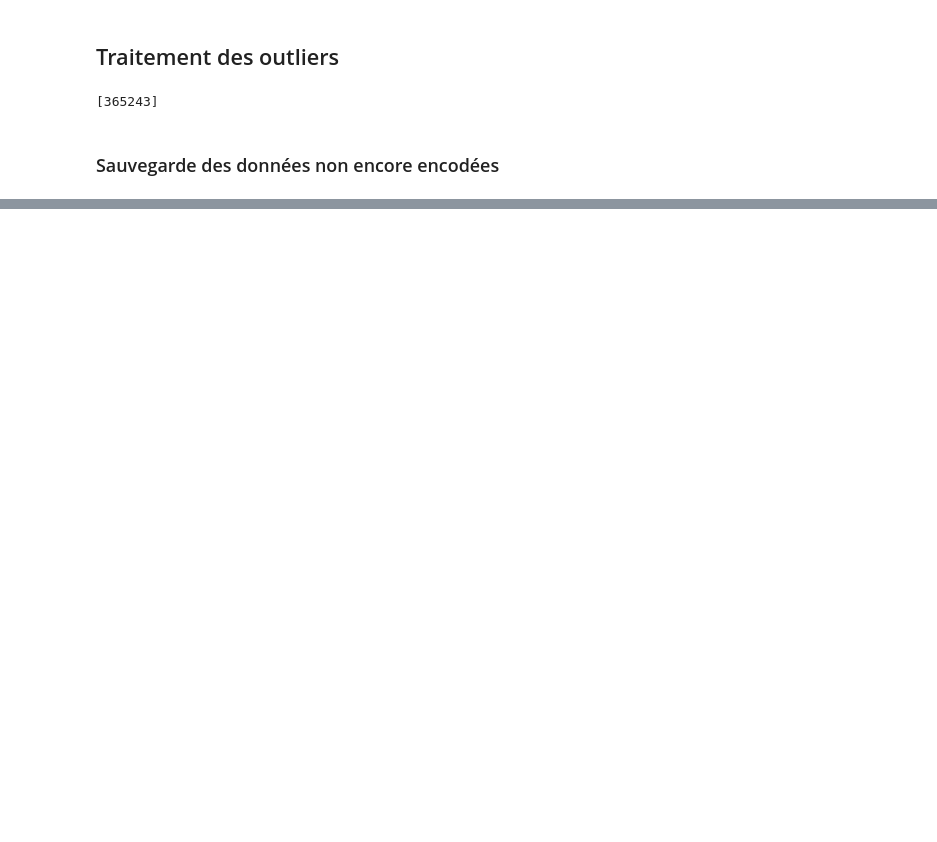
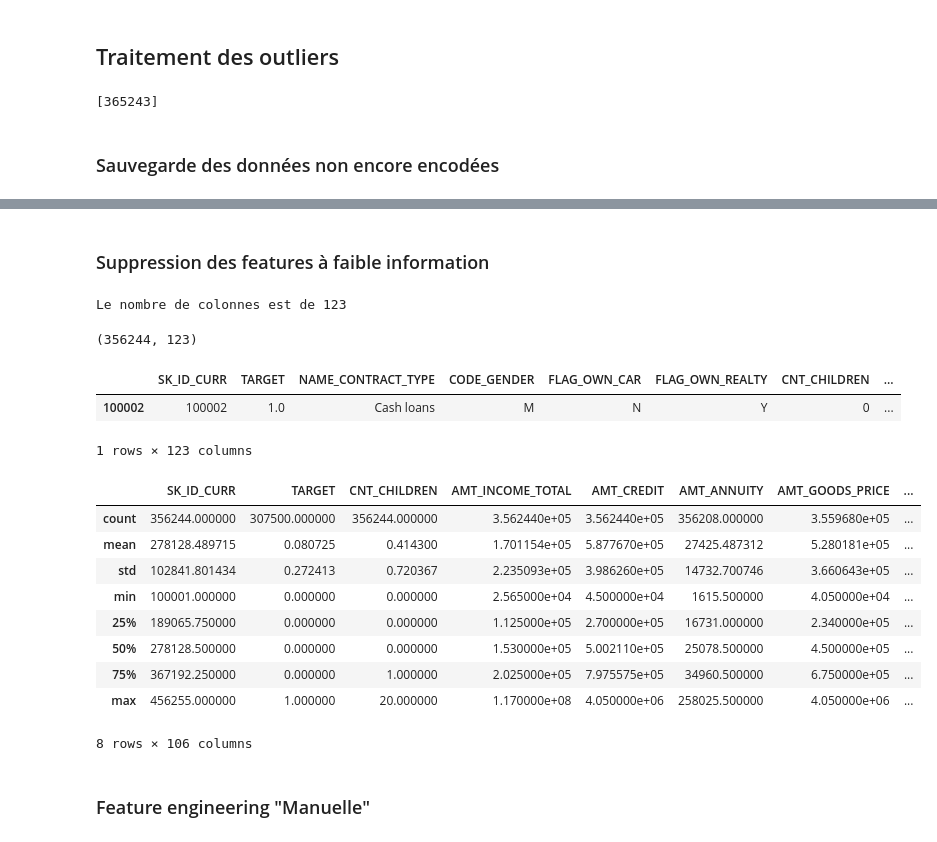
Before and after one commit to OmitsuSama/Pret_a_depenser_p7, a Jupyter notebook: Projet_7_notebook.ipynb, the cells around one changed output, grey strips where cells are left out. Saved outputs shown, nothing was run; the diff lists cells and outputs as text; code cells hidden in the pictures; blank space fills up the shorter version.

```diff
--- a/Projet_7_notebook.ipynb
+++ b/Projet_7_notebook.ipynb
@@ -839,0 +916,33 @@ app.to_csv("app_no_encoded_no_featureengineering.csv")
+# %% [markdown]
+### Suppression des features à faible information
+# %%
+# Remove low information features
+app = selection.remove_low_information_features(app)
+print("Le nombre de colonnes est de {}".format(len(app.columns)))
+# %% [output]
+Le nombre de colonnes est de 123
+# %%
+app.shape
+# %% [output]
+(356244, 123)
+# %%
+app.head(1)
+# %% [output]
+|  | SK_ID_CURR | TARGET | NAME_CONTRACT_TYPE | CODE_GENDER | FLAG_OWN_CAR | FLAG_OWN_REALTY | CNT_CHILDREN | ... |
+| 100002 | 100002 | 1.0 | Cash loans | M | N | Y | 0 | ... |
+1 rows × 123 columns
+# %%
+app.describe()
+# %% [output]
+|  | SK_ID_CURR | TARGET | CNT_CHILDREN | AMT_INCOME_TOTAL | AMT_CREDIT | AMT_ANNUITY | AMT_GOODS_PRICE | ... |
+| count | 356244.000000 | 307500.000000 | 356244.000000 | 3.562440e+05 | 3.562440e+05 | 356208.000000 | 3.559680e+05 | ... |
+| mean | 278128.489715 | 0.080725 | 0.414300 | 1.701154e+05 | 5.877670e+05 | 27425.487312 | 5.280181e+05 | ... |
+| std | 102841.801434 | 0.272413 | 0.720367 | 2.235093e+05 | 3.986260e+05 | 14732.700746 | 3.660643e+05 | ... |
+| min | 100001.000000 | 0.000000 | 0.000000 | 2.565000e+04 | 4.500000e+04 | 1615.500000 | 4.050000e+04 | ... |
+| 25% | 189065.750000 | 0.000000 | 0.000000 | 1.125000e+05 | 2.700000e+05 | 16731.000000 | 2.340000e+05 | ... |
+| 50% | 278128.500000 | 0.000000 | 0.000000 | 1.530000e+05 | 5.002110e+05 | 25078.500000 | 4.500000e+05 | ... |
+| 75% | 367192.250000 | 0.000000 | 1.000000 | 2.025000e+05 | 7.975575e+05 | 34960.500000 | 6.750000e+05 | ... |
+| max | 456255.000000 | 1.000000 | 20.000000 | 1.170000e+08 | 4.050000e+06 | 258025.500000 | 4.050000e+06 | ... |
+8 rows × 106 columns
+# %% [markdown]
+### Feature engineering "Manuelle"
```
Also changed, not shown: parts of 31 cells of this notebook.
